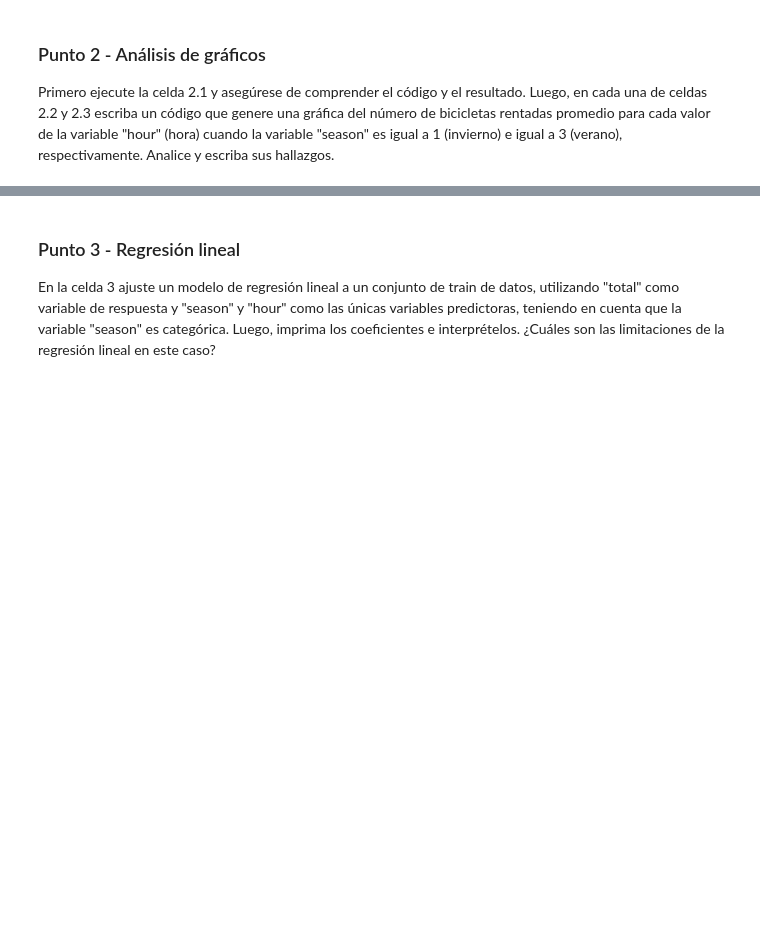
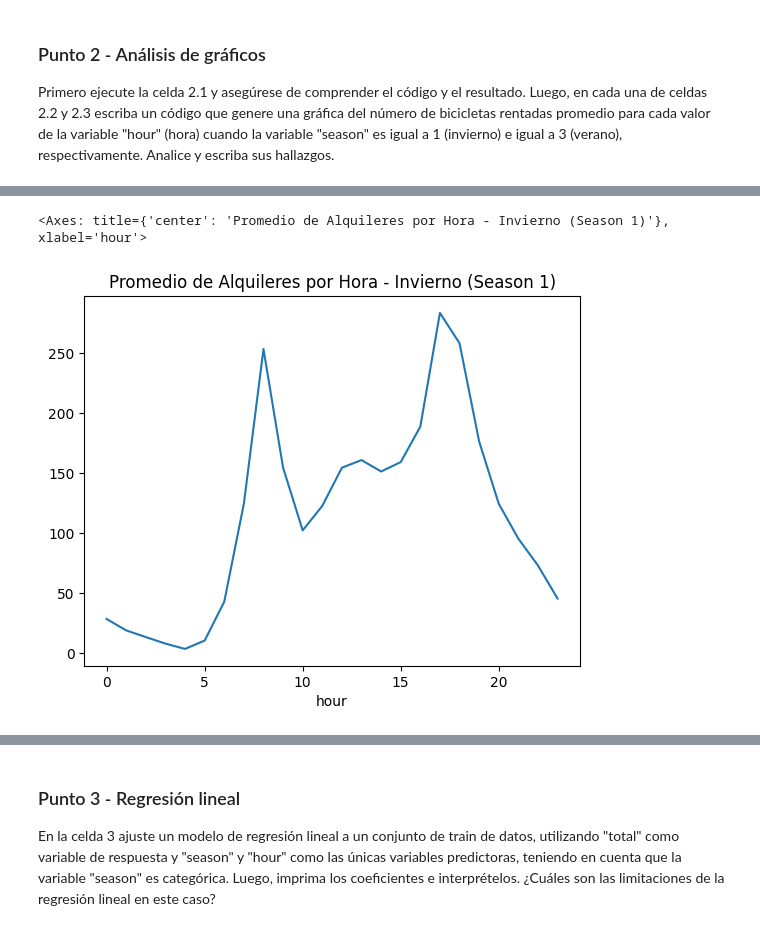
Before and after one commit to valeriaiglesias99/MIAD_ML_NLP_2025, a Jupyter notebook: Semana 1/S1TC1_arboles_ensamblajes.ipynb, the cells around one changed output, grey strips where cells are left out. Saved outputs shown, nothing was run; the diff lists cells and outputs as text; code cells hidden in the pictures; blank space fills up the shorter version.

```diff
--- a/Semana 1/S1TC1_arboles_ensamblajes.ipynb
+++ b/Semana 1/S1TC1_arboles_ensamblajes.ipynb
@@ -61,4 +169,8 @@ bikes.groupby('hour').total.mean().plot()
 # %%
 # Celda 2.2 - "season"=1 escriba su código y hallazgos
+bikes.loc[bikes['season'] == 1].groupby('hour').total.mean().plot(title='Promedio de Alquileres por Hora - Invierno (Season 1)')
+# %% [output]
+<Axes: title={'center': 'Promedio de Alquileres por Hora - Invierno (Season 1)'}, xlabel='hour'>
+[figure, added]
 # %%
 # Celda 2.3 - "season"=3 escriba su código y hallazgos
```
Also changed, not shown: parts of 34 cells of this notebook.
